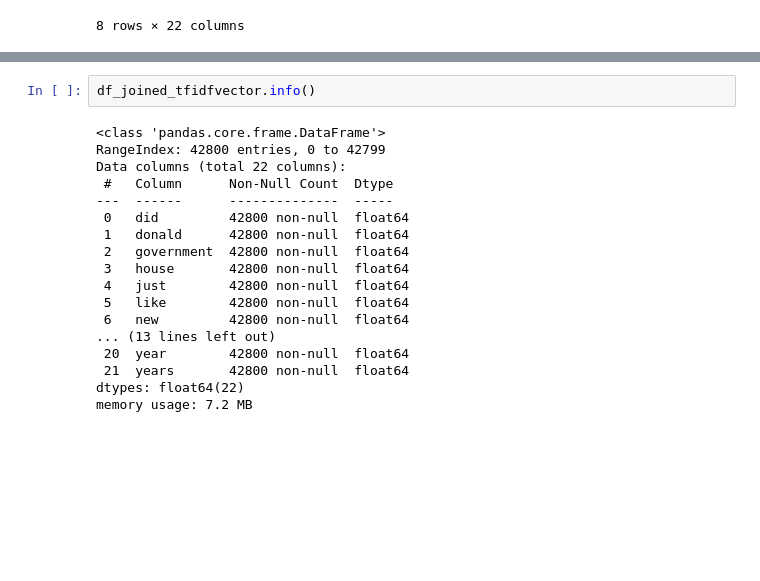
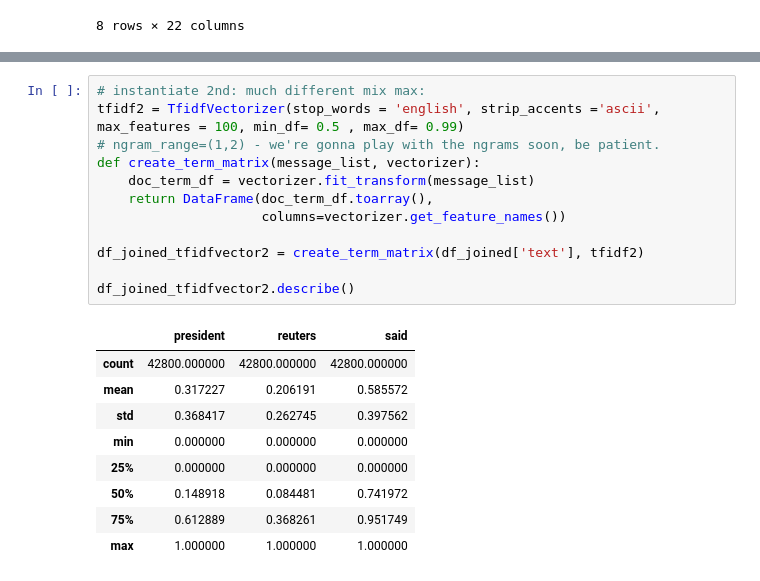
Before and after one commit to StephenSpicer/News_Parsing_DS23_unit02, a Jupyter notebook: unit02/secondworkup.ipynb, the cells around one changed output, grey strips where cells are left out. Saved outputs shown, nothing was run; the diff lists cells and outputs as text; blank space fills up the shorter version.

Commit message:
failed model attempt, need to go back and vectorize then split

```diff
--- a/unit02/secondworkup.ipynb
+++ b/unit02/secondworkup.ipynb
@@ -286,20 +287,22 @@ df_joined_tfidfvector.head()
-# %%
-df_joined_tfidfvector.info()
-# %% [output]
-<class 'pandas.core.frame.DataFrame'>
-RangeIndex: 42800 entries, 0 to 42799
-Data columns (total 22 columns):
- #   Column      Non-Null Count  Dtype
----  ------      --------------  -----
- 0   did         42800 non-null  float64
- 1   donald      42800 non-null  float64
- 2   government  42800 non-null  float64
- 3   house       42800 non-null  float64
- 4   just        42800 non-null  float64
- 5   like        42800 non-null  float64
- 6   new         42800 non-null  float64
-... (13 lines left out)
- 20  year        42800 non-null  float64
- 21  years       42800 non-null  float64
-dtypes: float64(22)
-memory usage: 7.2 MB
+# %%
+# instantiate 2nd: much different mix max:
+tfidf2 = TfidfVectorizer(stop_words = 'english', strip_accents ='ascii', max_features = 100, min_df= 0.5 , max_df= 0.99)
+# ngram_range=(1,2) - we're gonna play with the ngrams soon, be patient.
+def create_term_matrix(message_list, vectorizer):
+    doc_term_df = vectorizer.fit_transform(message_list)
+    return DataFrame(doc_term_df.toarray(),
+                     columns=vectorizer.get_feature_names())
+
+df_joined_tfidfvector2 = create_term_matrix(df_joined['text'], tfidf2)
+
+df_joined_tfidfvector2.describe()
+# %% [output]
+|  | president | reuters | said |
+| count | 42800.000000 | 42800.000000 | 42800.000000 |
+| mean | 0.317227 | 0.206191 | 0.585572 |
+| std | 0.368417 | 0.262745 | 0.397562 |
+| min | 0.000000 | 0.000000 | 0.000000 |
+| 25% | 0.000000 | 0.000000 | 0.000000 |
+| 50% | 0.148918 | 0.084481 | 0.741972 |
+| 75% | 0.612889 | 0.368261 | 0.951749 |
+| max | 1.000000 | 1.000000 | 1.000000 |
```
Also changed, not shown: parts of 7 cells of this notebook.
